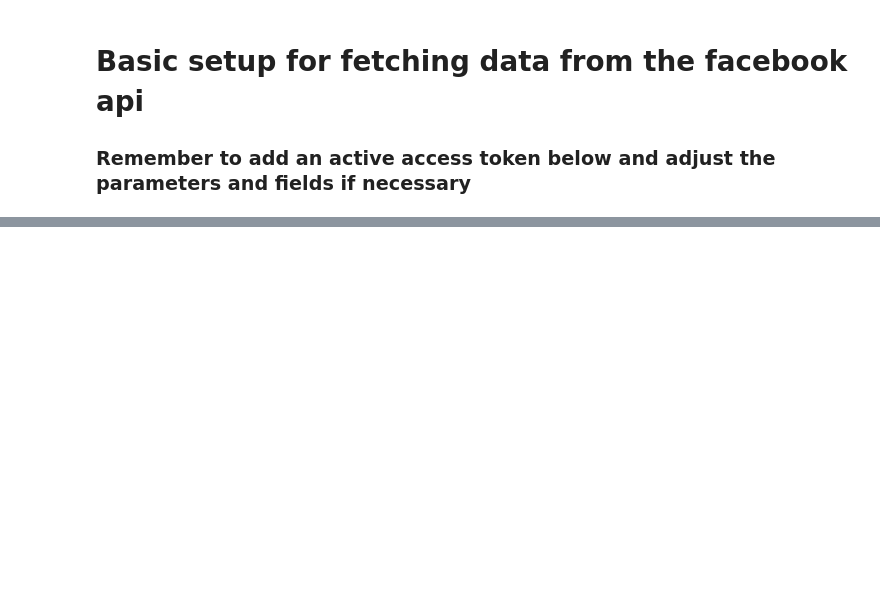
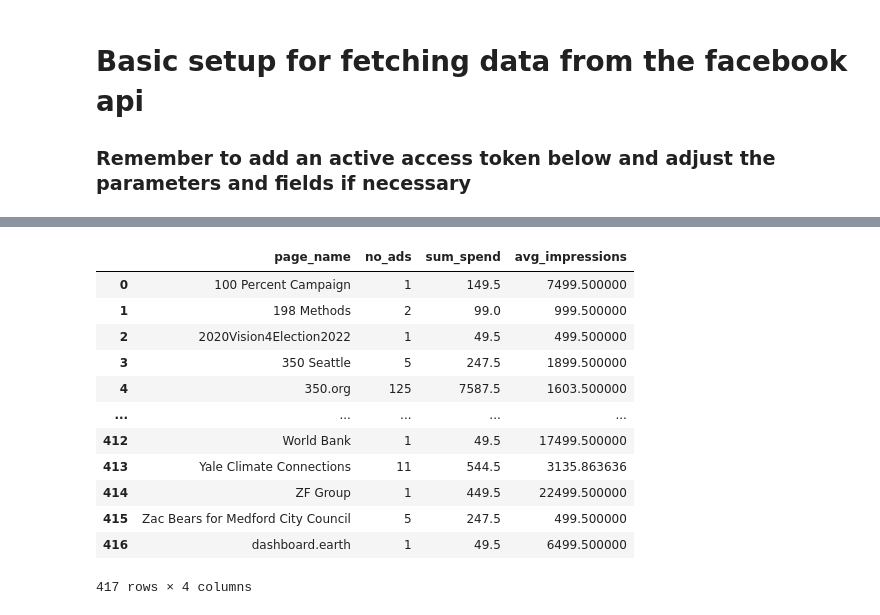
Before and after one commit to lrnz-asnprs/political-ad-api, a Jupyter notebook: notebooks/laurenz_notebook.ipynb, the cells around one changed output, grey strips where cells are left out. Saved outputs shown, nothing was run; the diff lists cells and outputs as text; code cells hidden in the pictures; blank space fills up the shorter version.

```diff
--- a/notebooks/laurenz_notebook.ipynb
+++ b/notebooks/laurenz_notebook.ipynb
@@ -62,6 +26,0 @@ data = pd.read_csv("..\\data\\exported_df.csv")
-# %%
-print("count before removing duplicates: " + str(data.count()["id"]))
-
-data.drop_duplicates(subset=["ad_creative_body"], inplace=True)
-
-print("count after removing duplicates: " + str(data.count()["id"]))
@@ -78,4 +26,0 @@ diction["lower_bound"]
-# %%
-# Apply transformations to dataset
-data["spend"] = data["spend"].apply(lambda x: string_to_dict(x))
-data["impressions"] = data["impressions"].apply(lambda x: string_to_dict(x))
@@ -85,4 +26,0 @@ data["impressions"] = data["impressions"].apply(lambda x: string_to_dict(x))
-# %%
-# Apply transformations to dataset
-data["spend"] = data["spend"].apply(lambda x: transform_range(x))
-data["impressions"] = data["impressions"].apply(lambda x: transform_range(x))
@@ -91,4 +26,0 @@ data["demographic_distribution"][0]
-# %%
-# Convert date to datetime timestamp object
-data["ad_creation_time"] = pd.to_datetime(data["ad_creation_time"])
-data["ad_creation_time"]
@@ -109,18 +42,33 @@ data.plot(x="ad_creation_time", y="spend", ax=axes[1])
 # %%
 '''
 Amount spend by facebook page
+Calculate as lower range and upper range!
 '''
 by_page = data.groupby("page_name").agg(
     # Aggregate no of ads
     no_ads = ('id', 'count'),
     # Aggregate sum of spend
     sum_spend = ('spend', 'sum'),
     # Average number of impressions per ad
     avg_impressions = ('impressions', 'mean')
 
 ).reset_index()
 
-by_page[by_page["page_name"] == "Sierra Club"]
+by_page
+# %% [output]
+|  | page_name | no_ads | sum_spend | avg_impressions |
+| 0 | 100 Percent Campaign | 1 | 149.5 | 7499.500000 |
+| 1 | 198 Methods | 2 | 99.0 | 999.500000 |
+| 2 | 2020Vision4Election2022 | 1 | 49.5 | 499.500000 |
+| 3 | 350 Seattle | 5 | 247.5 | 1899.500000 |
+| 4 | 350.org | 125 | 7587.5 | 1603.500000 |
+| ... | ... | ... | ... | ... |
+| 412 | World Bank | 1 | 49.5 | 17499.500000 |
+| 413 | Yale Climate Connections | 11 | 544.5 | 3135.863636 |
+| 414 | ZF Group | 1 | 449.5 | 22499.500000 |
+| 415 | Zac Bears for Medford City Council | 5 | 247.5 | 499.500000 |
+| 416 | dashboard.earth | 1 | 49.5 | 6499.500000 |
+417 rows × 4 columns
 # %%
 data[data["page_name"] == "Sierra Club"]
 # %%
```
Also changed, not shown: parts of 17 cells of this notebook, 3 other files.
